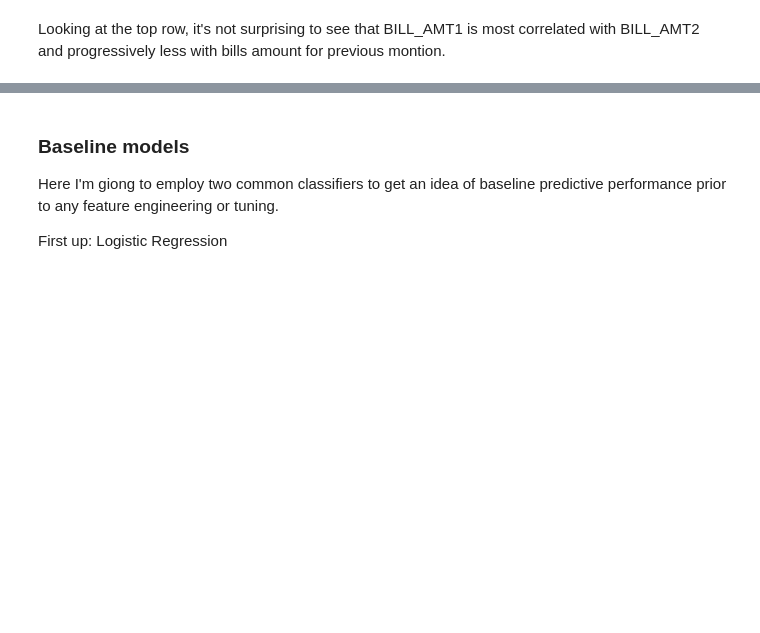
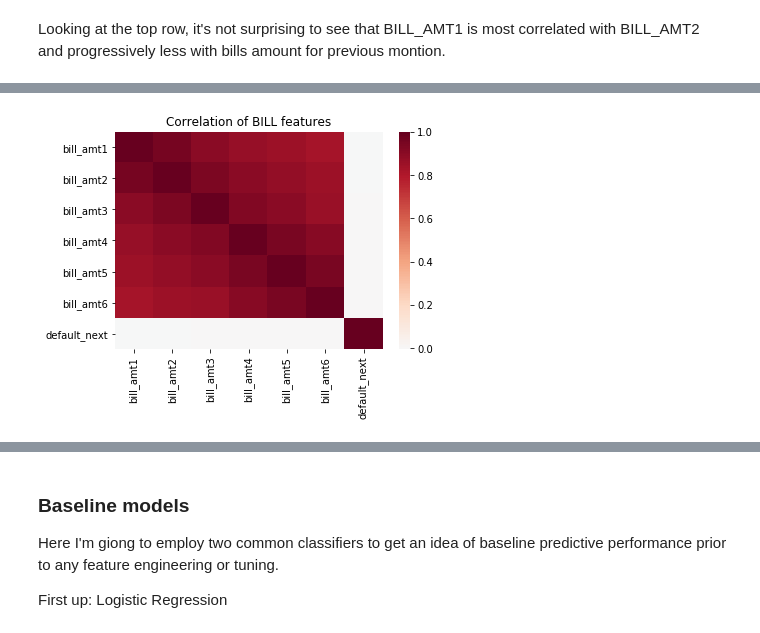
Before and after one commit to ewellsgray/data_science, a Jupyter notebook: credit/credit_default_predict.ipynb, the cells around one changed output, grey strips where cells are left out. Cells and saved outputs as stored; diff of their text form; code cells hidden in the pictures; blank space fills up the shorter version.

```diff
--- a/credit/credit_default_predict.ipynb
+++ b/credit/credit_default_predict.ipynb
@@ -193,2 +157,6 @@ array([[<matplotlib.axes._subplots.AxesSubplot object at 0x...>,
+# %%
+attributes_bil = ['bill_amt1','bill_amt2','bill_amt3','bill_amt4','bill_amt5',
+                  'bill_amt6','default_next']
+#scatter_matrix(df[attributes_bil],figsize=(15,11))
 # %% [markdown]
 Looking at the top row, it's not surprising to see that BILL_AMT1 is most correlated with BILL_AMT2 and progressively less with bills amount for previous montion.
@@ -216,0 +163,6 @@ array([[<matplotlib.axes._subplots.AxesSubplot object at 0x...>,
+# %%
+corr = df[attributes_bil].corr()
+ax=sn.heatmap(corr, cmap='RdBu_r',center=0)
+ax = ax.set_title('Correlation of BILL features')
+# %% [output]
+[figure, added]
```
Also changed, not shown: parts of 52 cells of this notebook.
